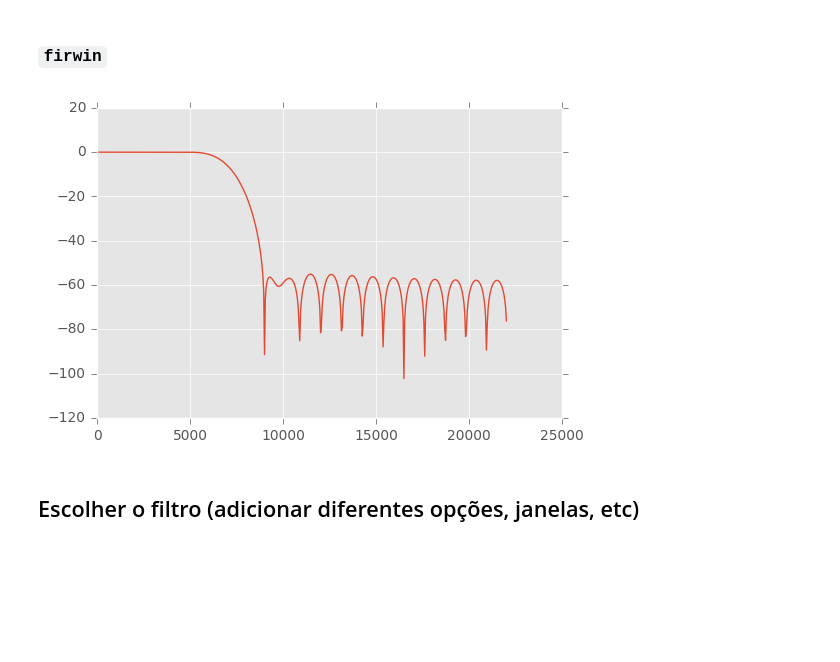
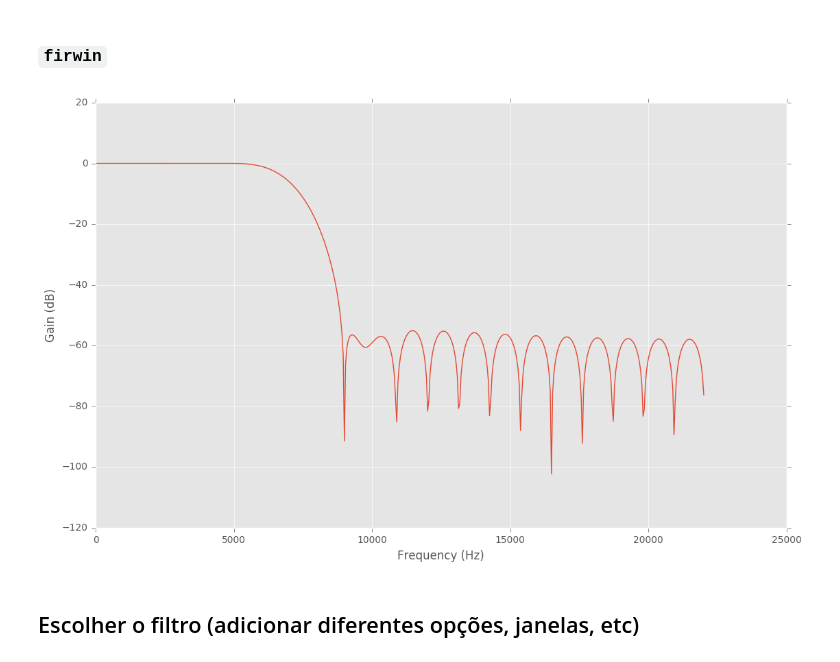
Before and after one commit to lpillmann/ufsc-dsp, a Jupyter notebook: homework/homework-filter-design-with-audio.ipynb, the cells around one changed output. Drawn from its saved outputs; the diff is of its cells as text; code cells hidden in the pictures; blank space fills up the shorter version.

```diff
--- a/homework/homework-filter-design-with-audio.ipynb
+++ b/homework/homework-filter-design-with-audio.ipynb
@@ -12,8 +12,13 @@ import wave
 import sys
 import simpleaudio as sa
 
+# charts styling
 plt.style.use('ggplot')
 #plt.style.use('seaborn-notebook')
+from pylab import rcParams
+rcParams['figure.figsize'] = 13, 8 # increases figure size
+#matplotlib.rcParams.update({'font.size': 14}) # increases chart font size
+#rcParams['font.family'] = 'Arial Narrow'
 # %%
 #plt.style.available
 # %% [markdown]
@@ -197,15 +235,17 @@ play_obj = sa.play_buffer(s, num_channels, bytes_per_sample, sample_rate)
 # %%
 # filter design FIR window algorithm
 from scipy.signal import firwin
 lpf1 = firwin(numtaps=40, cutoff=7000.0, window='hamming', nyq=nyq_rate) # cutoff is a fraction of Nyquist frequency
 
 from scipy.signal import freqz
 w, h = freqz(lpf1)
 
 plt.plot((w/(2*pi))*sample_rate, 20*log10(abs(h)))
+plt.xlabel('Frequency (Hz)')
+plt.ylabel('Gain (dB)')
 plt.show()
 # %% [output]
-[figure, old version]
+[figure, new version]
 # %% [markdown]
 ## Escolher o filtro (adicionar diferentes opções, janelas, etc)
 # %%
```
Also changed, not shown: parts of 19 cells of this notebook.
